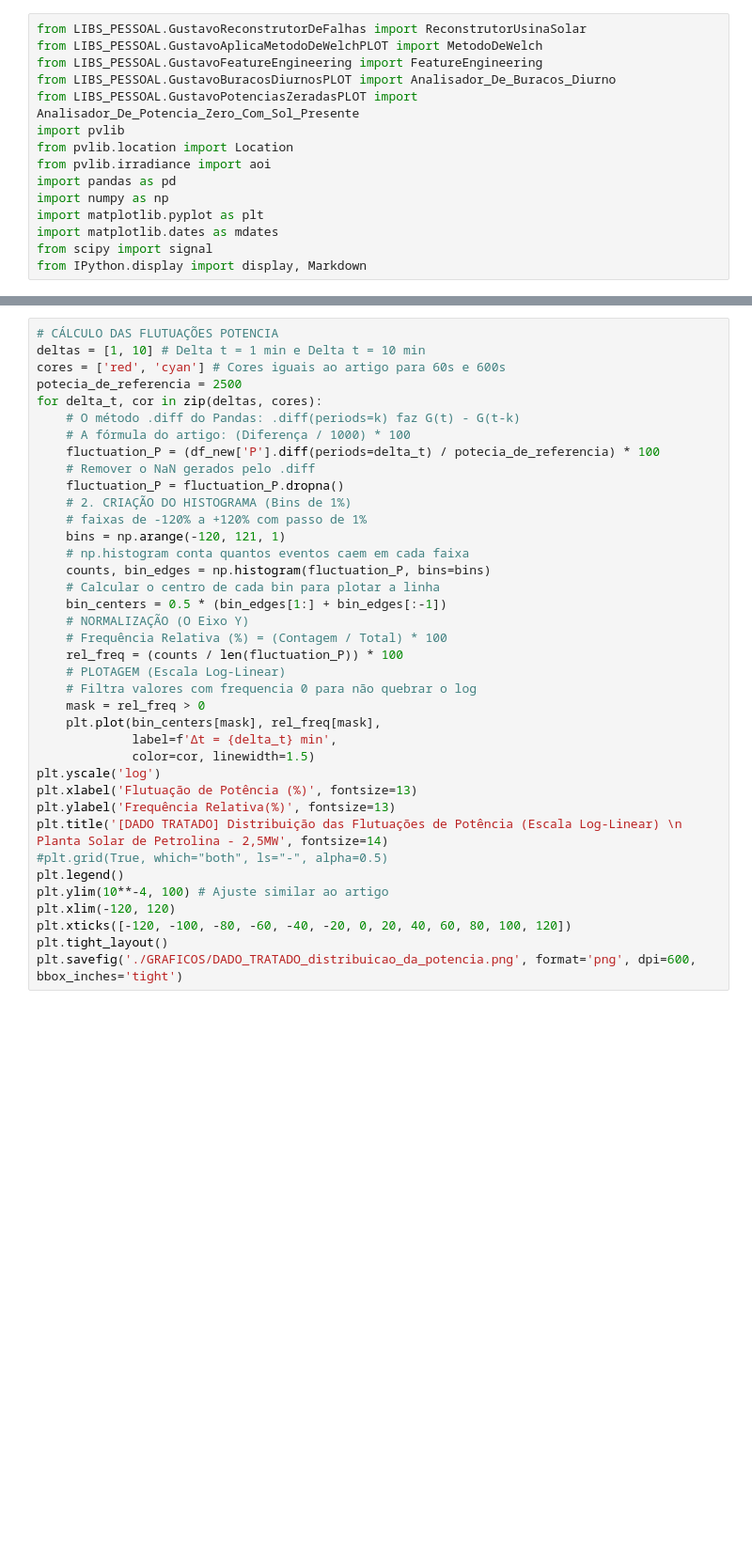
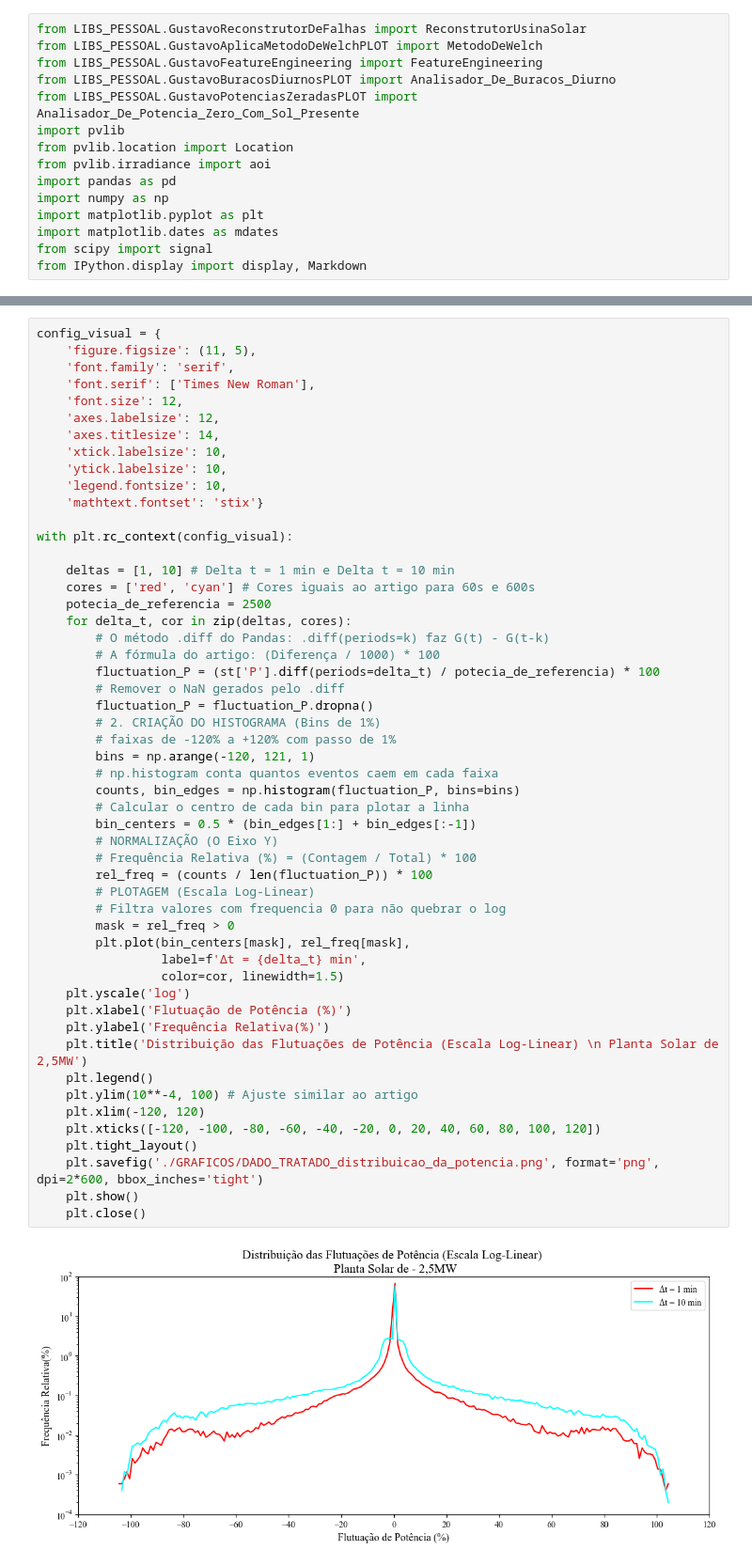
Before and after one commit to gustavodiasz/Modelagem_Dinamica_Usina_FV, a Jupyter notebook: Analise Dos Dados Da Usina De Petrolina.ipynb, the cells around one changed output, grey strips where cells are left out. Shown at 94% size. Cells and saved outputs as stored; diff of their text form; blank space fills up the shorter version.

```diff
--- a/Analise Dos Dados Da Usina De Petrolina.ipynb
+++ b/Analise Dos Dados Da Usina De Petrolina.ipynb
@@ -429,38 +222,54 @@ plt.savefig('./GRAFICOS/DADO_TRATADO_distribuicao_da_irradiancia.png', format='p
 # %%
-# CÁLCULO DAS FLUTUAÇÕES POTENCIA
-deltas = [1, 10] # Delta t = 1 min e Delta t = 10 min
-cores = ['red', 'cyan'] # Cores iguais ao artigo para 60s e 600s
-potecia_de_referencia = 2500
-for delta_t, cor in zip(deltas, cores):
-    # O método .diff do Pandas: .diff(periods=k) faz G(t) - G(t-k)
-    # A fórmula do artigo: (Diferença / 1000) * 100
-    fluctuation_P = (df_new['P'].diff(periods=delta_t) / potecia_de_referencia) * 100
-    # Remover o NaN gerados pelo .diff
-    fluctuation_P = fluctuation_P.dropna()
-    # 2. CRIAÇÃO DO HISTOGRAMA (Bins de 1%)
-    # faixas de -120% a +120% com passo de 1%
-    bins = np.arange(-120, 121, 1)
-    # np.histogram conta quantos eventos caem em cada faixa
-    counts, bin_edges = np.histogram(fluctuation_P, bins=bins)
-    # Calcular o centro de cada bin para plotar a linha
-    bin_centers = 0.5 * (bin_edges[1:] + bin_edges[:-1])
-    # NORMALIZAÇÃO (O Eixo Y)
-    # Frequência Relativa (%) = (Contagem / Total) * 100
-    rel_freq = (counts / len(fluctuation_P)) * 100
-    # PLOTAGEM (Escala Log-Linear)
-    # Filtra valores com frequencia 0 para não quebrar o log
-    mask = rel_freq > 0
-    plt.plot(bin_centers[mask], rel_freq[mask],
-             label=f'Δt = {delta_t} min',
-             color=cor, linewidth=1.5)
-plt.yscale('log')
-plt.xlabel('Flutuação de Potência (%)', fontsize=13)
-plt.ylabel('Frequência Relativa(%)', fontsize=13)
-plt.title('[DADO TRATADO] Distribuição das Flutuações de Potência (Escala Log-Linear) \n Planta Solar de Petrolina - 2,5MW', fontsize=14)
-#plt.grid(True, which="both", ls="-", alpha=0.5)
-plt.legend()
-plt.ylim(10**-4, 100) # Ajuste similar ao artigo
-plt.xlim(-120, 120)
-plt.xticks([-120, -100, -80, -60, -40, -20, 0, 20, 40, 60, 80, 100, 120])
-plt.tight_layout()
-plt.savefig('./GRAFICOS/DADO_TRATADO_distribuicao_da_potencia.png', format='png', dpi=600, bbox_inches='tight')
+config_visual = {
+    'figure.figsize': (11, 5),
+    'font.family': 'serif',
+    'font.serif': ['Times New Roman'],
+    'font.size': 12,
+    'axes.labelsize': 12,
+    'axes.titlesize': 14,
+    'xtick.labelsize': 10,
+    'ytick.labelsize': 10,
+    'legend.fontsize': 10,
+    'mathtext.fontset': 'stix'}
+
+with plt.rc_context(config_visual):
+
+    deltas = [1, 10] # Delta t = 1 min e Delta t = 10 min
+    cores = ['red', 'cyan'] # Cores iguais ao artigo para 60s e 600s
+    potecia_de_referencia = 2500
+    for delta_t, cor in zip(deltas, cores):
+        # O método .diff do Pandas: .diff(periods=k) faz G(t) - G(t-k)
+        # A fórmula do artigo: (Diferença / 1000) * 100
+        fluctuation_P = (st['P'].diff(periods=delta_t) / potecia_de_referencia) * 100
+        # Remover o NaN gerados pelo .diff
+        fluctuation_P = fluctuation_P.dropna()
+        # 2. CRIAÇÃO DO HISTOGRAMA (Bins de 1%)
+        # faixas de -120% a +120% com passo de 1%
+        bins = np.arange(-120, 121, 1)
+        # np.histogram conta quantos eventos caem em cada faixa
+        counts, bin_edges = np.histogram(fluctuation_P, bins=bins)
+        # Calcular o centro de cada bin para plotar a linha
+        bin_centers = 0.5 * (bin_edges[1:] + bin_edges[:-1])
+        # NORMALIZAÇÃO (O Eixo Y)
+        # Frequência Relativa (%) = (Contagem / Total) * 100
+        rel_freq = (counts / len(fluctuation_P)) * 100
+        # PLOTAGEM (Escala Log-Linear)
+        # Filtra valores com frequencia 0 para não quebrar o log
+        mask = rel_freq > 0
+        plt.plot(bin_centers[mask], rel_freq[mask],
+                 label=f'Δt = {delta_t} min',
+                 color=cor, linewidth=1.5)
+    plt.yscale('log')
+    plt.xlabel('Flutuação de Potência (%)')
+    plt.ylabel('Frequência Relativa(%)')
+    plt.title('Distribuição das Flutuações de Potência (Escala Log-Linear) \n Planta Solar de 2,5MW')
+    plt.legend()
+    plt.ylim(10**-4, 100) # Ajuste similar ao artigo
+    plt.xlim(-120, 120)
+    plt.xticks([-120, -100, -80, -60, -40, -20, 0, 20, 40, 60, 80, 100, 120])
+    plt.tight_layout()
+    plt.savefig('./GRAFICOS/DADO_TRATADO_distribuicao_da_potencia.png', format='png', dpi=2*600, bbox_inches='tight')
+    plt.show()
+    plt.close()
+# %% [output]
+[figure, added]
```
Also changed, not shown: parts of 31 cells of this notebook, 27 other files.
